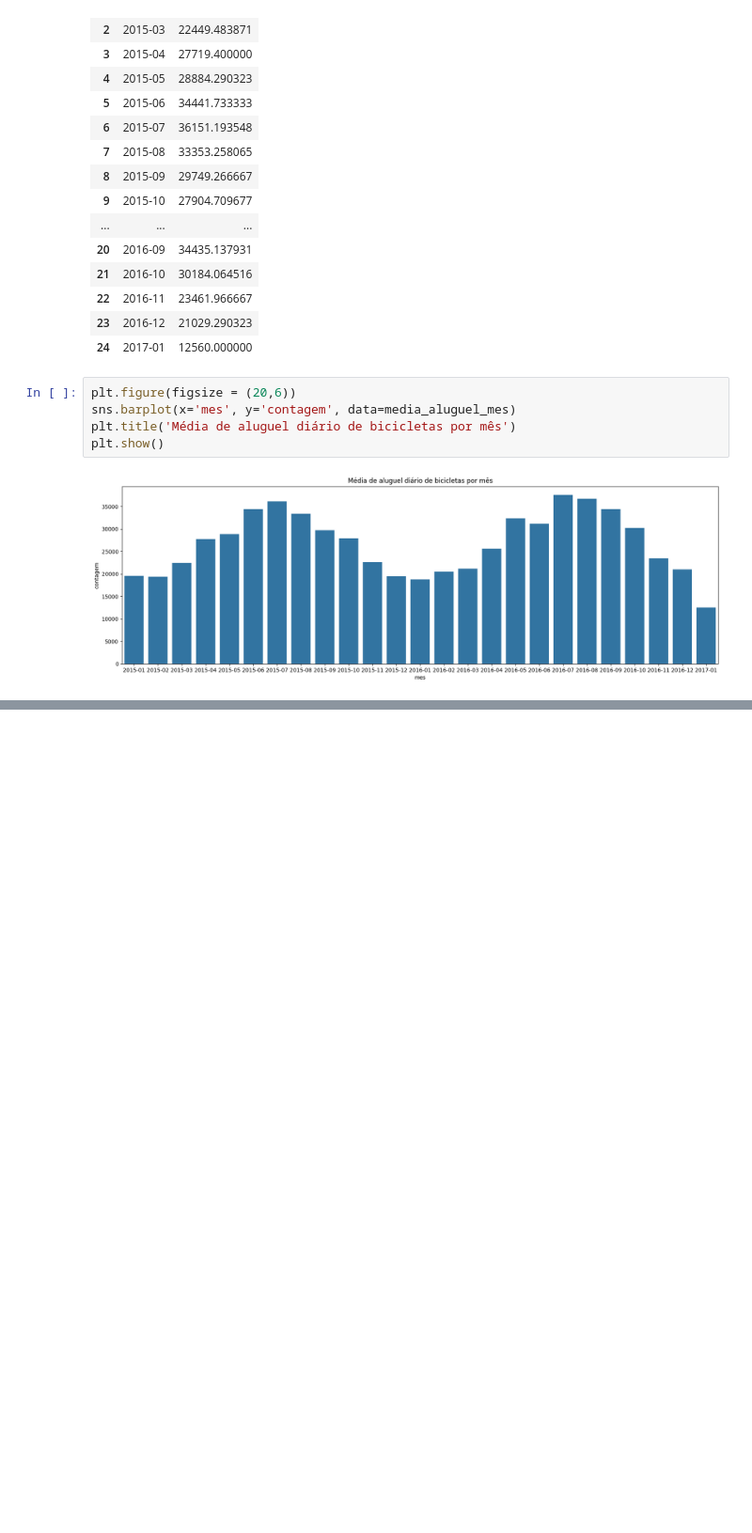
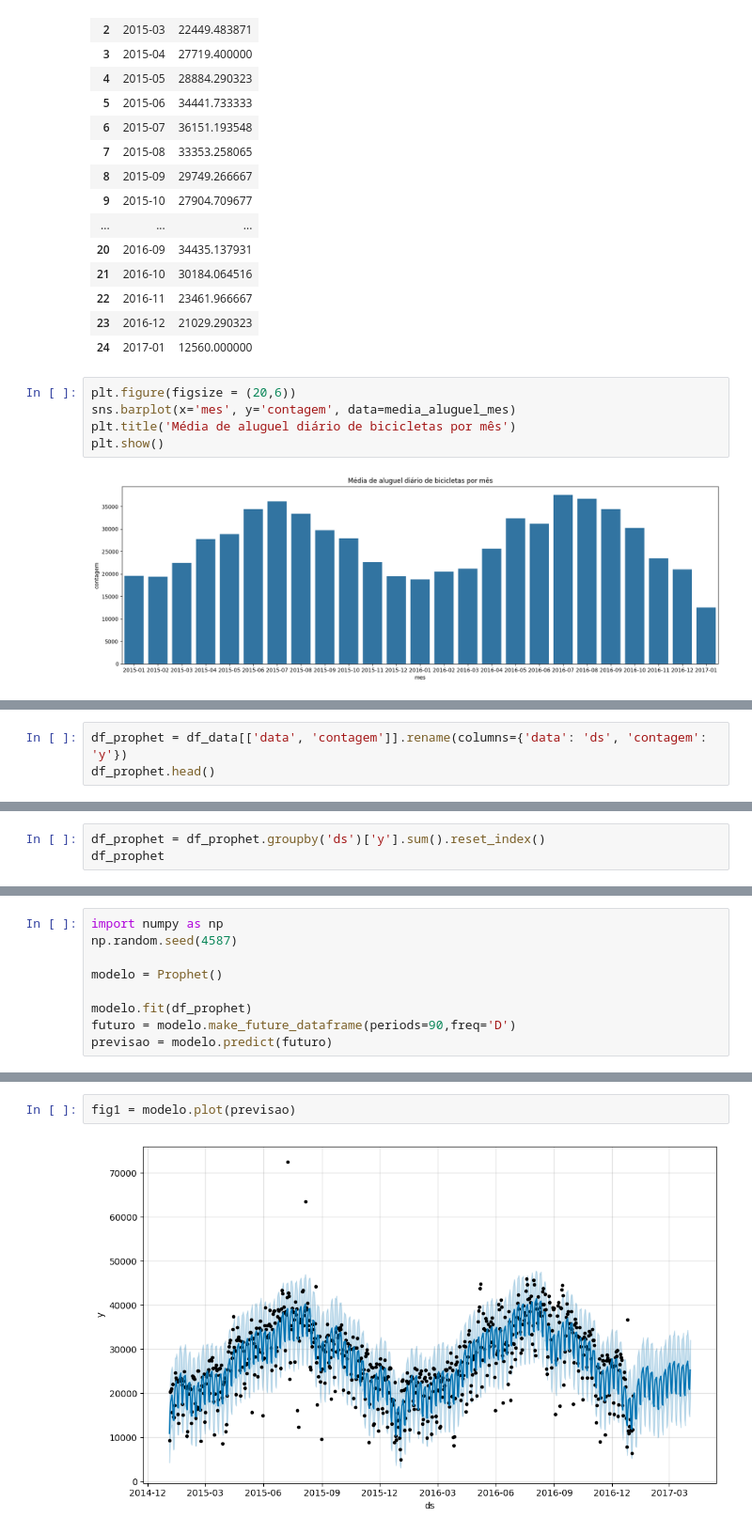
Before and after one commit to henriquemartins1969/Aulas_Data_Science_Alura, a Jupyter notebook: CONSTRUINDO O MODELO PREDITIVO.ipynb, the cells around one changed output, grey strips where cells are left out. Shown at 94% size. Saved outputs shown, nothing was run; the diff lists cells and outputs as text; blank space fills up the shorter version.

```diff
--- a/CONSTRUINDO O MODELO PREDITIVO.ipynb
+++ b/CONSTRUINDO O MODELO PREDITIVO.ipynb
@@ -594,0 +597,3 @@ plt.show()
+# %%
+df_prophet = df_data[['data', 'contagem']].rename(columns={'data': 'ds', 'contagem': 'y'})
+df_prophet.head()
@@ -594,0 +607,3 @@ plt.show()
+# %%
+df_prophet = df_prophet.groupby('ds')['y'].sum().reset_index()
+df_prophet
@@ -594,0 +624,9 @@ plt.show()
+# %%
+import numpy as np
+np.random.seed(4587)
+
+modelo = Prophet()
+
+modelo.fit(df_prophet)
+futuro = modelo.make_future_dataframe(periods=90,freq='D')
+previsao = modelo.predict(futuro)
@@ -594,0 +644,4 @@ plt.show()
+# %%
+fig1 = modelo.plot(previsao)
+# %% [output]
+[figure, added]
```
Also changed, not shown: parts of 15 cells of this notebook.
